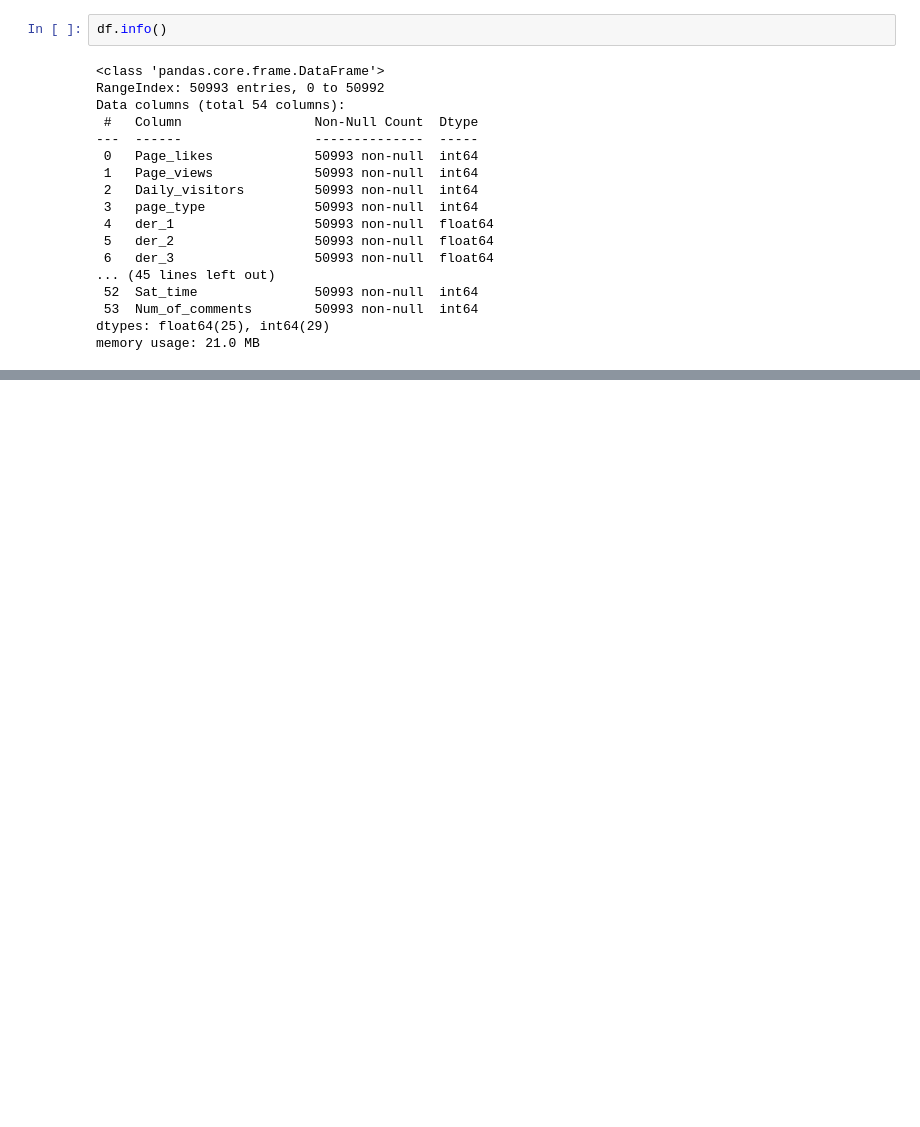
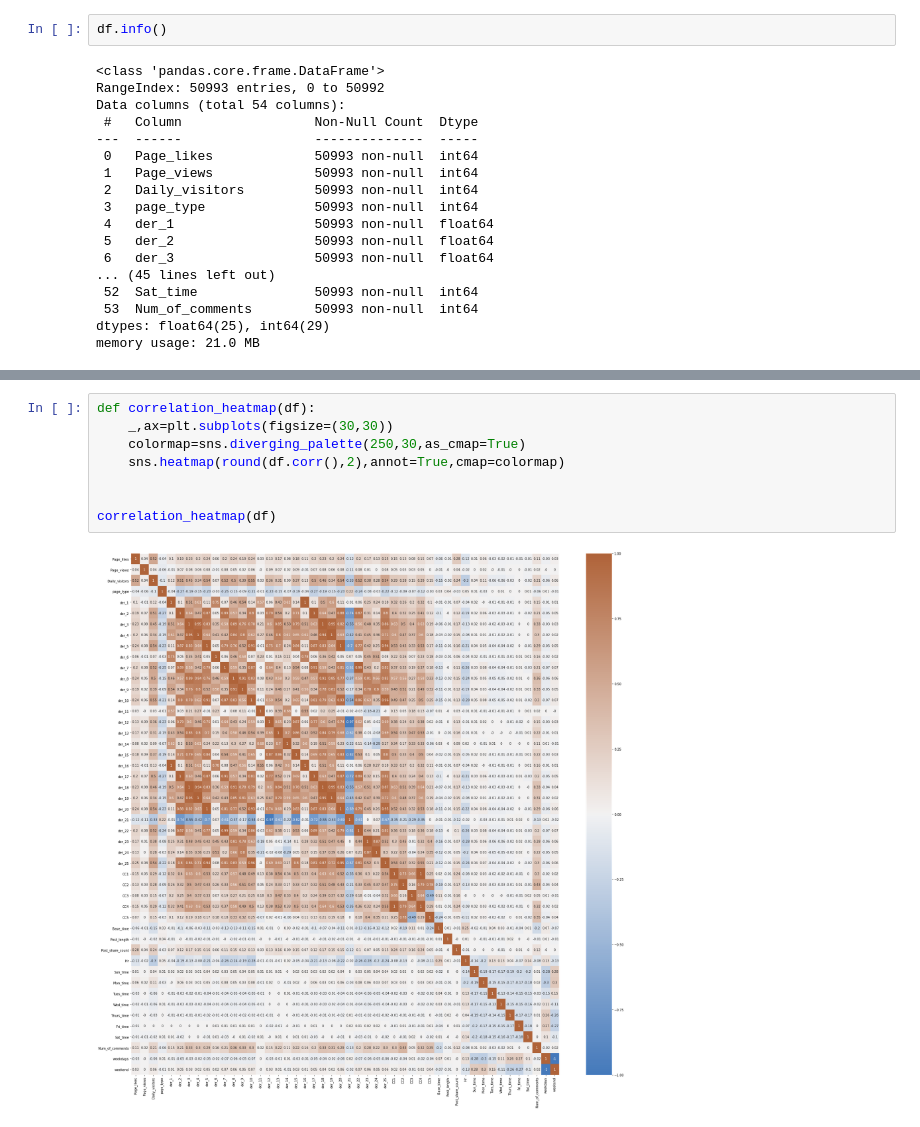
Before and after one commit to sweetyjunnarkar/Facebook-comment_volume-prediction, a Jupyter notebook: Sweety_Junnarkar_Team_5_Capstone_Project.ipynb, the cells around one changed output, grey strips where cells are left out. Drawn from its saved outputs; the diff is of its cells as text; blank space fills up the shorter version.

```diff
--- a/Sweety_Junnarkar_Team_5_Capstone_Project.ipynb
+++ b/Sweety_Junnarkar_Team_5_Capstone_Project.ipynb
@@ -302,0 +418,10 @@ g = g.map(sns.distplot, "value")
+# %%
+def correlation_heatmap(df):
+    _,ax=plt.subplots(figsize=(30,30))
+    colormap=sns.diverging_palette(250,30,as_cmap=True)
+    sns.heatmap(round(df.corr(),2),annot=True,cmap=colormap)
+
+
+correlation_heatmap(df)
+# %% [output]
+[figure, added]
```
Also changed, not shown: parts of 17 cells of this notebook.
